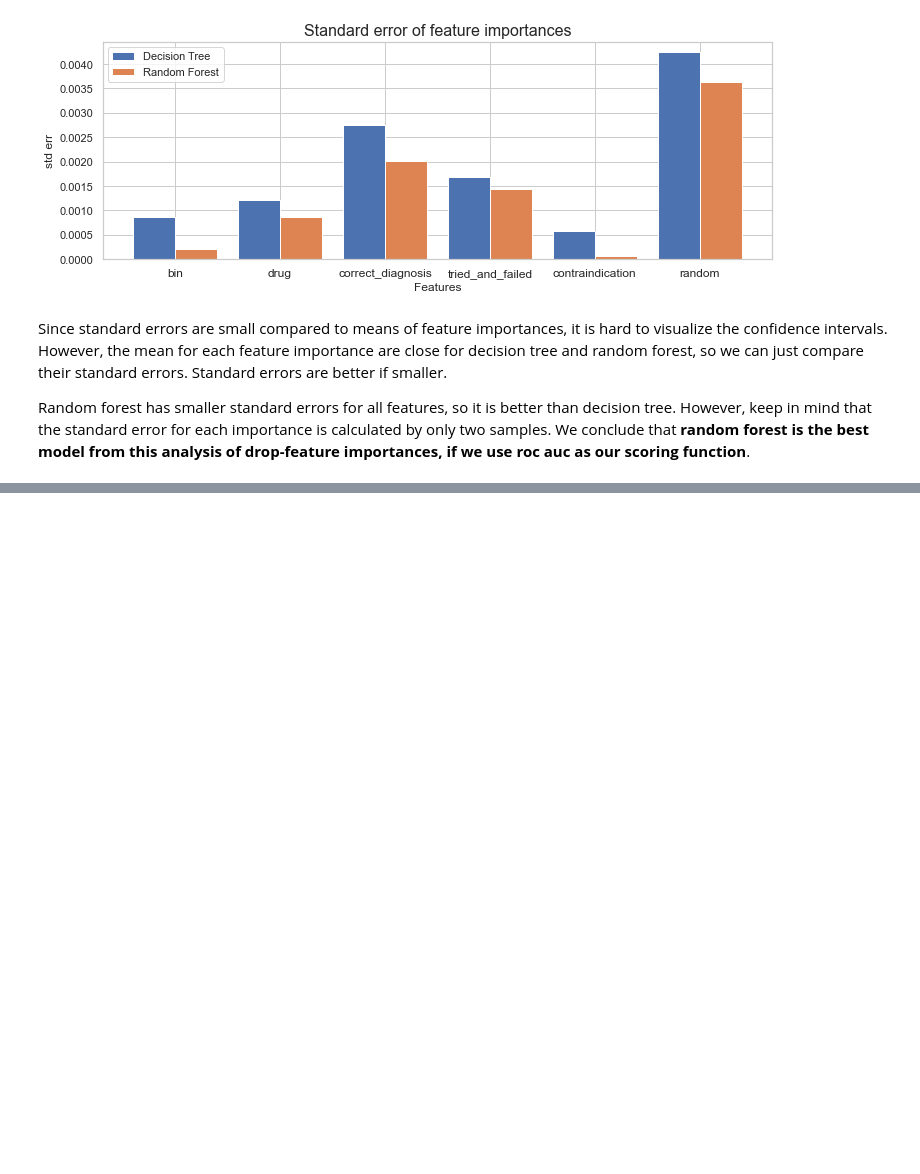
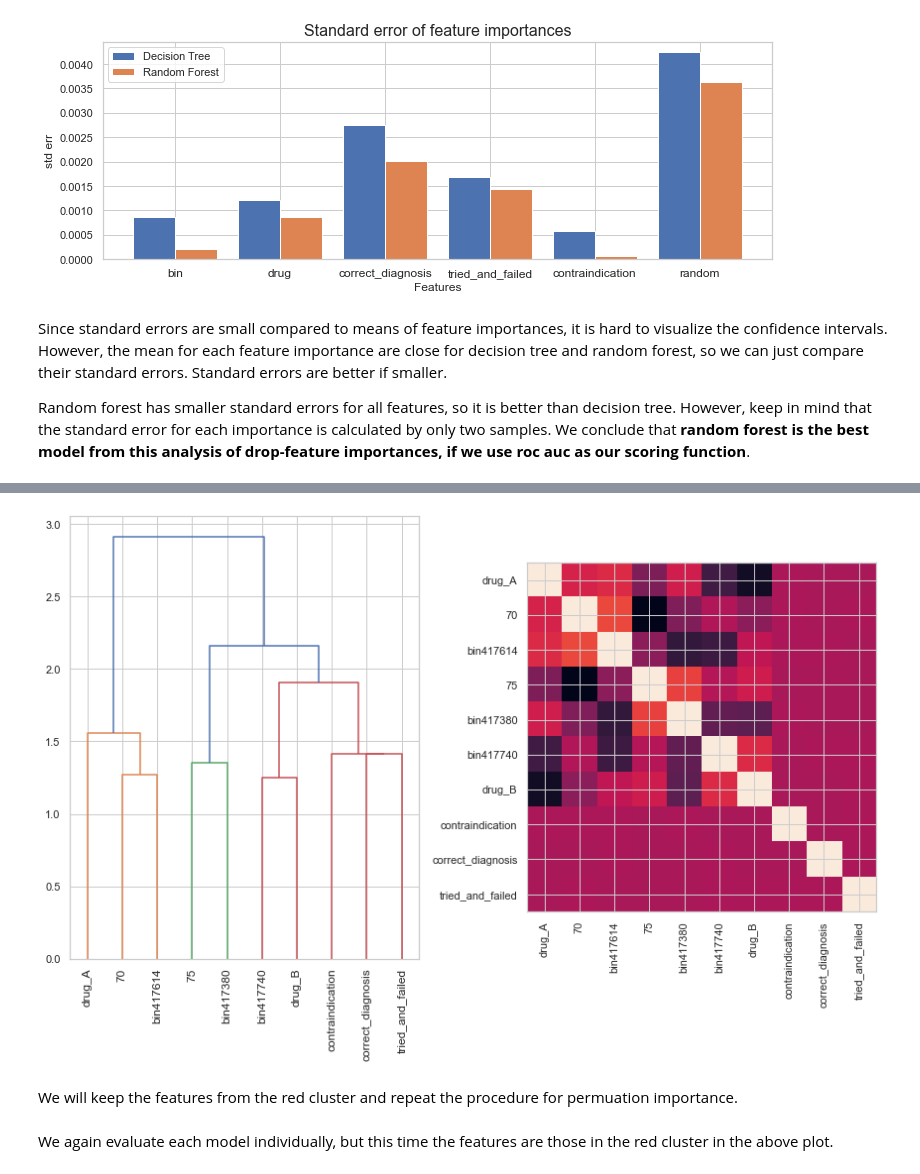
Before and after one commit to domagal9/classifymymeds, a Jupyter notebook: pa_classifier_feature_importances.ipynb, the cells around one changed output, grey strips where cells are left out. Cells and saved outputs as stored; diff of their text form; code cells hidden in the pictures; blank space fills up the shorter version.

Commit message:
Update pa_classifier_feature_importances.ipynb
added permutation importance

```diff
--- a/pa_classifier_feature_importances.ipynb
+++ b/pa_classifier_feature_importances.ipynb
@@ -240,0 +282,17 @@ Random forest has smaller standard errors for all features, so it is better than
+# %%
+from sklearn.model_selection import train_test_split
+
+feats=['70', '75', 'bin417380','bin417740', 'bin417614','correct_diagnosis', 'contraindication', 'tried_and_failed', 'drug_A', 'drug_B']
+
+X=df_aug[feats]
+y=df_aug[['pa_approved']]
+
+X_train,X_test,y_train,y_test = train_test_split(X,y,
+                                                test_size=.2,
+                                                shuffle=True,
+                                                stratify=y)
+
+X_train=np.array(X_train)
+X_test = np.array(X_test)
+y_train=np.array(y_train).ravel()
+y_test =  np.array(y_test).ravel()
@@ -240,0 +454,21 @@ Random forest has smaller standard errors for all features, so it is better than
+# %%
+fig, (ax1, ax2) = plt.subplots(1, 2, figsize=(12, 8))
+corr = spearmanr(X).correlation
+corr_linkage=hierarchy.ward(corr)
+dendro = hierarchy.dendrogram(
+    corr_linkage, labels=X.columns.tolist(), ax=ax1, leaf_rotation=90
+)
+
+dendro_idx = np.arange(0, len(dendro['ivl']))
+
+ax2.imshow(corr[dendro['leaves'], :][:, dendro['leaves']])
+ax2.set_xticks(dendro_idx)
+ax2.set_yticks(dendro_idx)
+ax2.set_xticklabels(dendro['ivl'], rotation='vertical')
+ax2.set_yticklabels(dendro['ivl'])
+fig.tight_layout()
+plt.show()
+# %% [output]
+[figure, added]
+# %% [markdown]
+We will keep the features from the red cluster and repeat the procedure for permuation importance.
@@ -240,0 +492,2 @@ Random forest has smaller standard errors for all features, so it is better than
+# %% [markdown]
+We again evaluate each model individually, but this time the features are those in the red cluster in the above plot.
```
Also changed, not shown: parts of 40 cells of this notebook.
